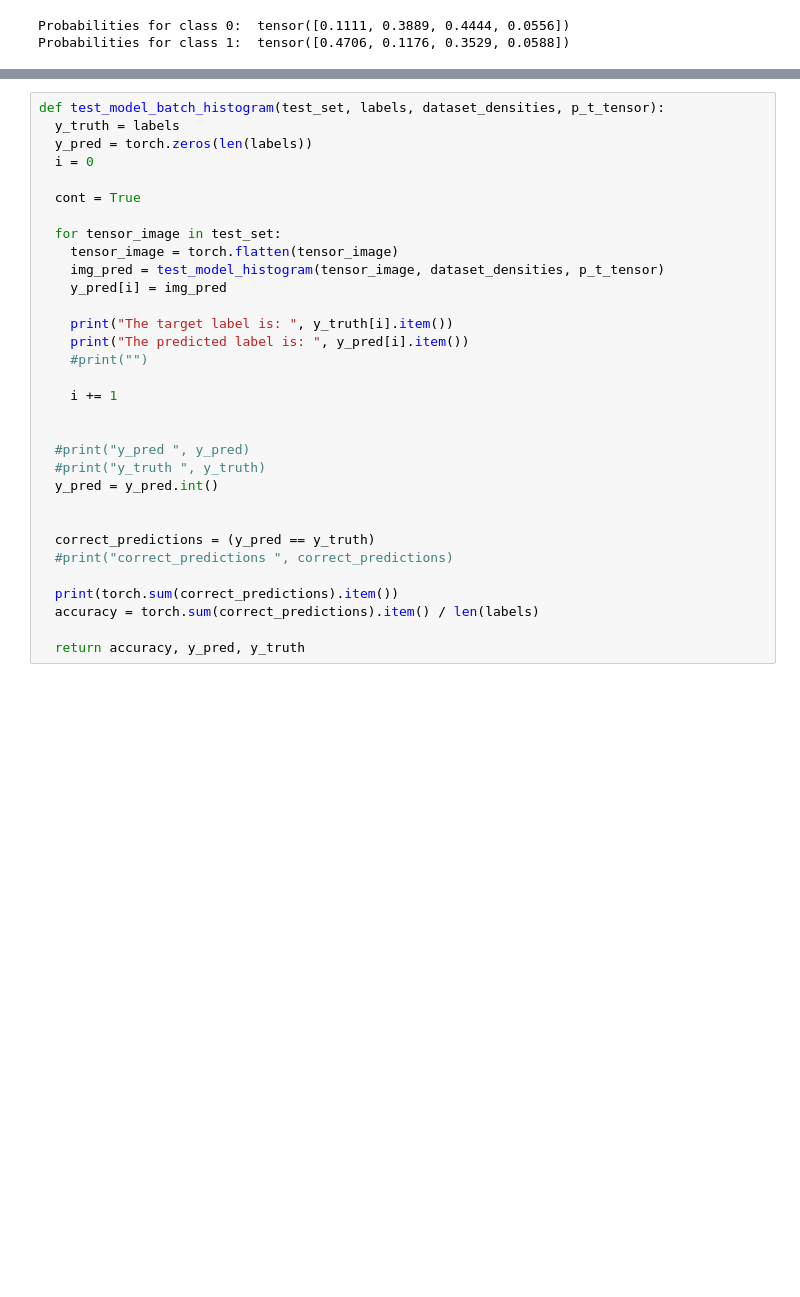
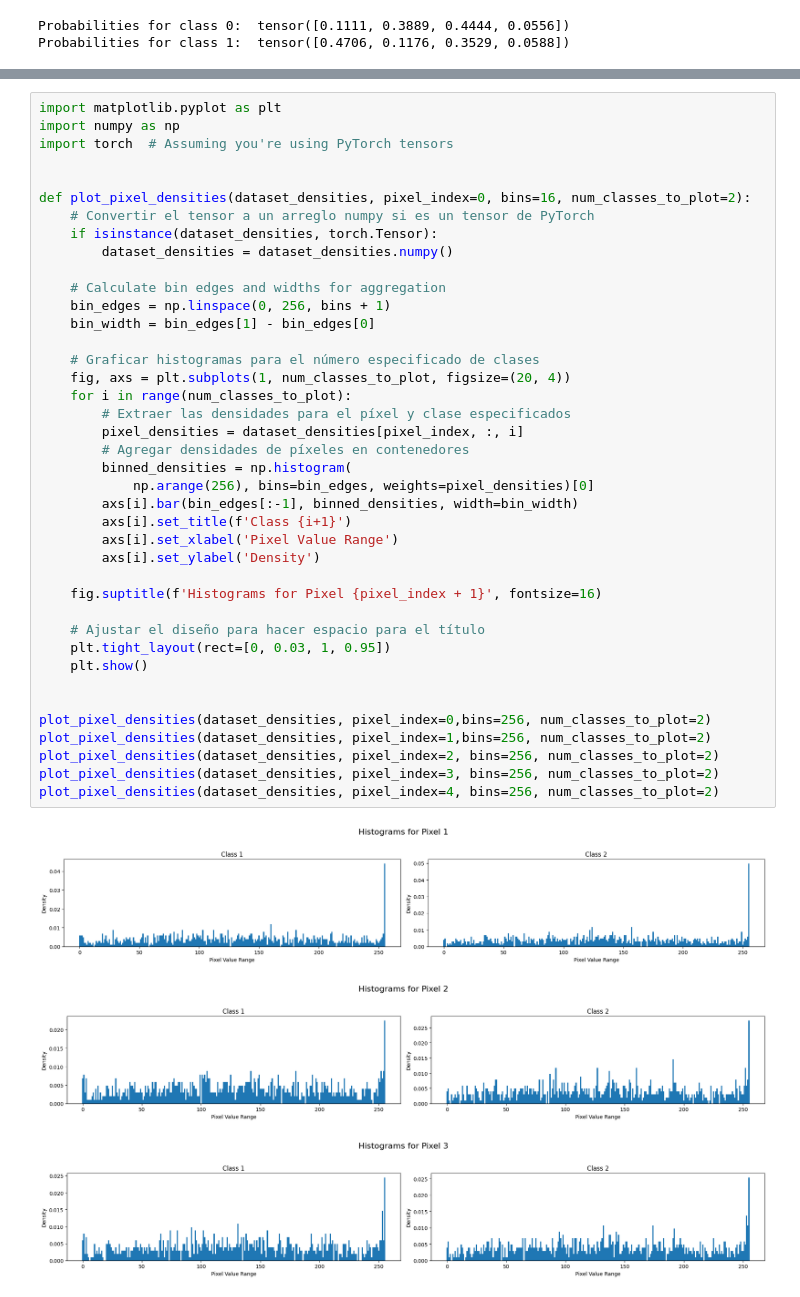
Before and after one commit to mantofer02/DataScienceBootcamp, a Jupyter notebook: FUNDATEC/Estadistica/New/Tareas/1/TP1.ipynb, the cells around one changed output, grey strips where cells are left out. Drawn from its saved outputs; the diff is of its cells as text; blank space fills up the shorter version.

```diff
--- a/FUNDATEC/Estadistica/New/Tareas/1/TP1.ipynb
+++ b/FUNDATEC/Estadistica/New/Tareas/1/TP1.ipynb
@@ -564,32 +505,44 @@ The predicted label is:  3
-# %%
-def test_model_batch_histogram(test_set, labels, dataset_densities, p_t_tensor):
-  y_truth = labels
-  y_pred = torch.zeros(len(labels))
-  i = 0
-
-  cont = True
-
-  for tensor_image in test_set:
-    tensor_image = torch.flatten(tensor_image)
-    img_pred = test_model_histogram(tensor_image, dataset_densities, p_t_tensor)
-    y_pred[i] = img_pred
-
-    print("The target label is: ", y_truth[i].item())
-    print("The predicted label is: ", y_pred[i].item())
-    #print("")
-
-    i += 1
-
-
-  #print("y_pred ", y_pred)
-  #print("y_truth ", y_truth)
-  y_pred = y_pred.int()
-
-
-  correct_predictions = (y_pred == y_truth)
-  #print("correct_predictions ", correct_predictions)
-
-  print(torch.sum(correct_predictions).item())
-  accuracy = torch.sum(correct_predictions).item() / len(labels)
-
-  return accuracy, y_pred, y_truth
+# %%
+import matplotlib.pyplot as plt
+import numpy as np
+import torch  # Assuming you're using PyTorch tensors
+
+
+def plot_pixel_densities(dataset_densities, pixel_index=0, bins=16, num_classes_to_plot=2):
+    # Convertir el tensor a un arreglo numpy si es un tensor de PyTorch
+    if isinstance(dataset_densities, torch.Tensor):
+        dataset_densities = dataset_densities.numpy()
+
+    # Calculate bin edges and widths for aggregation
+    bin_edges = np.linspace(0, 256, bins + 1)
+    bin_width = bin_edges[1] - bin_edges[0]
+
+    # Graficar histogramas para el número especificado de clases
+    fig, axs = plt.subplots(1, num_classes_to_plot, figsize=(20, 4))
+    for i in range(num_classes_to_plot):
+        # Extraer las densidades para el píxel y clase especificados
+        pixel_densities = dataset_densities[pixel_index, :, i]
+        # Agregar densidades de píxeles en contenedores
+        binned_densities = np.histogram(
+            np.arange(256), bins=bin_edges, weights=pixel_densities)[0]
+        axs[i].bar(bin_edges[:-1], binned_densities, width=bin_width)
+        axs[i].set_title(f'Class {i+1}')
+        axs[i].set_xlabel('Pixel Value Range')
+        axs[i].set_ylabel('Density')
+
+    fig.suptitle(f'Histograms for Pixel {pixel_index + 1}', fontsize=16)
+
+    # Ajustar el diseño para hacer espacio para el título
+    plt.tight_layout(rect=[0, 0.03, 1, 0.95])
+    plt.show()
+
+
+plot_pixel_densities(dataset_densities, pixel_index=0,bins=256, num_classes_to_plot=2)
+plot_pixel_densities(dataset_densities, pixel_index=1,bins=256, num_classes_to_plot=2)
+plot_pixel_densities(dataset_densities, pixel_index=2, bins=256, num_classes_to_plot=2)
+plot_pixel_densities(dataset_densities, pixel_index=3, bins=256, num_classes_to_plot=2)
+plot_pixel_densities(dataset_densities, pixel_index=4, bins=256, num_classes_to_plot=2)
+# %% [output]
+[figure, added]
+[figure, added]
+[figure, added]
```
Also changed, not shown: parts of 20 cells of this notebook.
